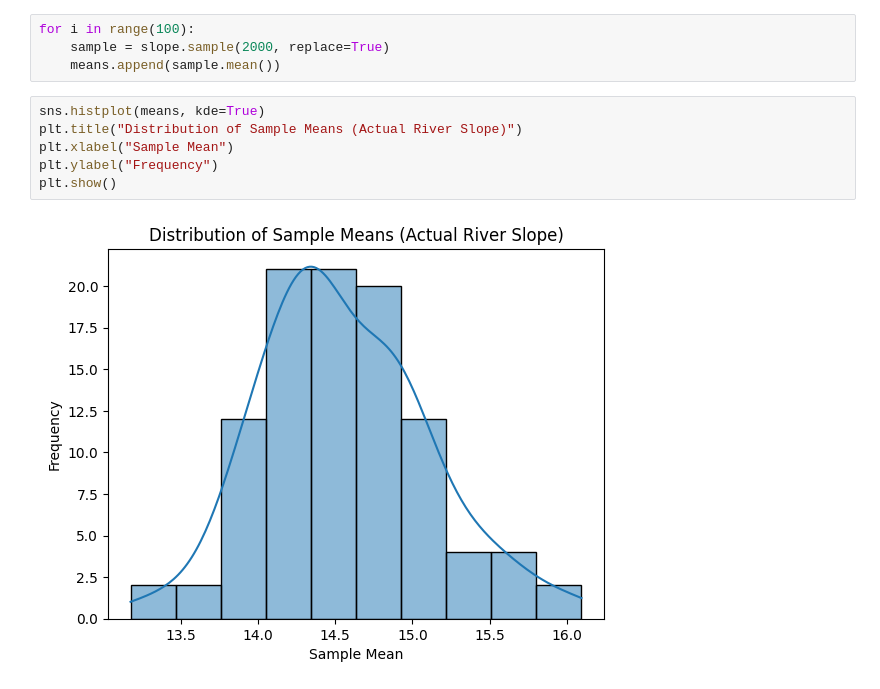
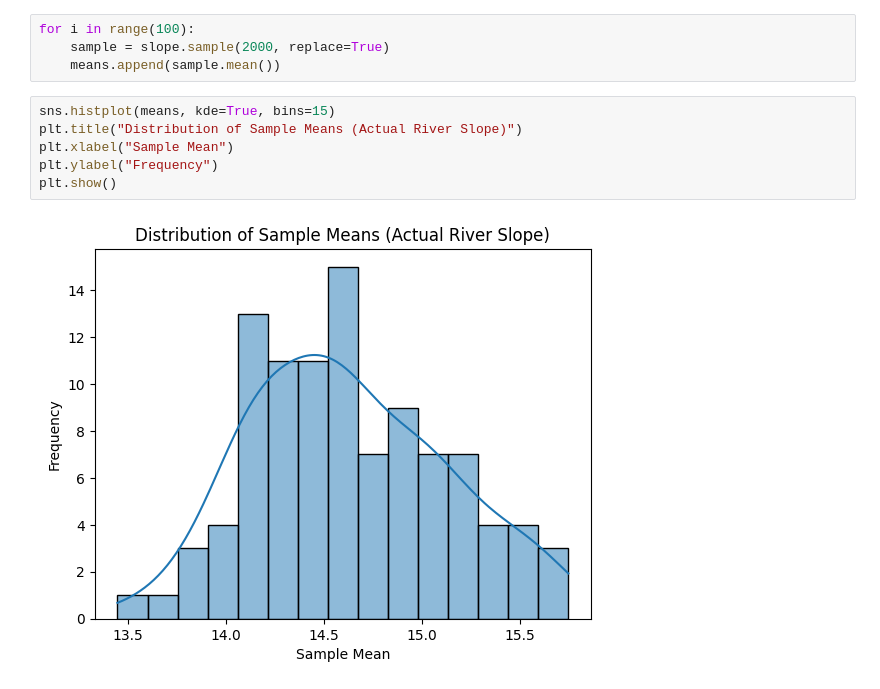
Before and after one commit to asternoeld/avcad, a Jupyter notebook: exercise4_statistical_inference/exercise4_statistical_inference.ipynb, the cells around one changed output. Saved outputs shown, nothing was run; the diff lists cells and outputs as text.

```diff
--- a/exercise4_statistical_inference/exercise4_statistical_inference.ipynb
+++ b/exercise4_statistical_inference/exercise4_statistical_inference.ipynb
@@ -160,13 +175,13 @@ for i in range(100):
     sample = slope.sample(2000, replace=True)
     means.append(sample.mean())
 # %%
-sns.histplot(means, kde=True)
+sns.histplot(means, kde=True, bins=15)
 plt.title("Distribution of Sample Means (Actual River Slope)")
 plt.xlabel("Sample Mean")
 plt.ylabel("Frequency")
 plt.show()
 # %% [output]
-[figure, old version]
+[figure, new version]
 # %%
 stat_means, p_means = stats.shapiro(means)
 print("Statistic:", stat_means)
```
Also changed, not shown: parts of 12 cells of this notebook.
